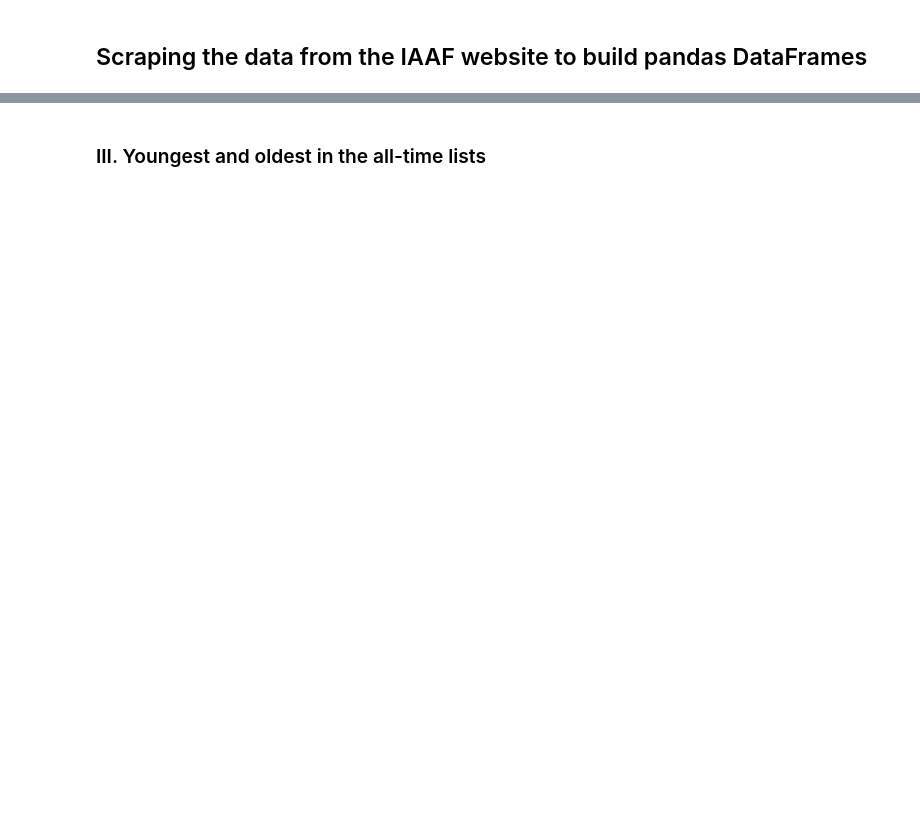
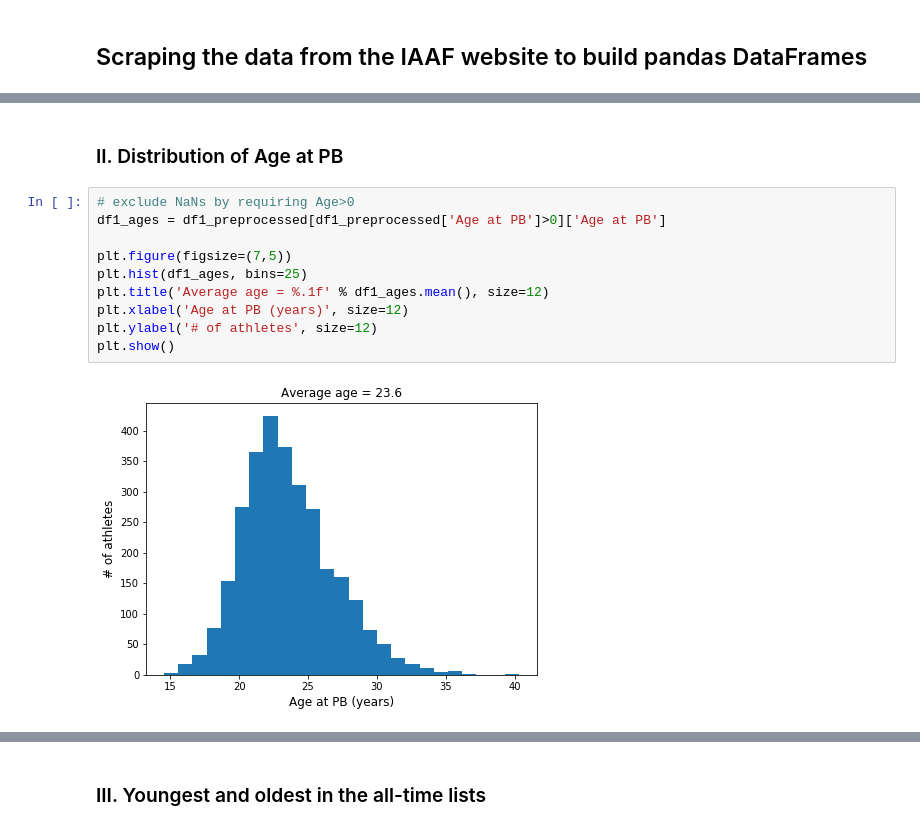
Before and after one commit to rmondini/trackandfield, a Jupyter notebook: mensprint.ipynb, the cells around one changed output, grey strips where cells are left out. Cells and saved outputs as stored; diff of their text form; blank space fills up the shorter version.

```diff
--- a/mensprint.ipynb
+++ b/mensprint.ipynb
@@ -220,0 +176,14 @@ plt.show()
+# %% [markdown]
+### II. Distribution of Age at PB
+# %%
+# exclude NaNs by requiring Age>0
+df1_ages = df1_preprocessed[df1_preprocessed['Age at PB']>0]['Age at PB']
+
+plt.figure(figsize=(7,5))
+plt.hist(df1_ages, bins=25)
+plt.title('Average age = %.1f' % df1_ages.mean(), size=12)
+plt.xlabel('Age at PB (years)', size=12)
+plt.ylabel('# of athletes', size=12)
+plt.show()
+# %% [output]
+[figure, added]
```
Also changed, not shown: parts of 88 cells of this notebook, 2 other files.
